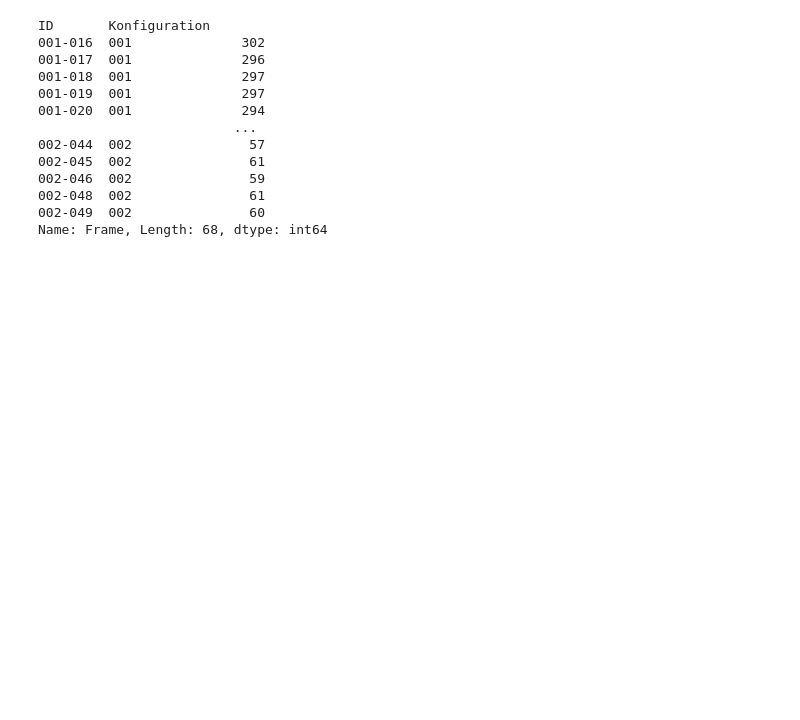
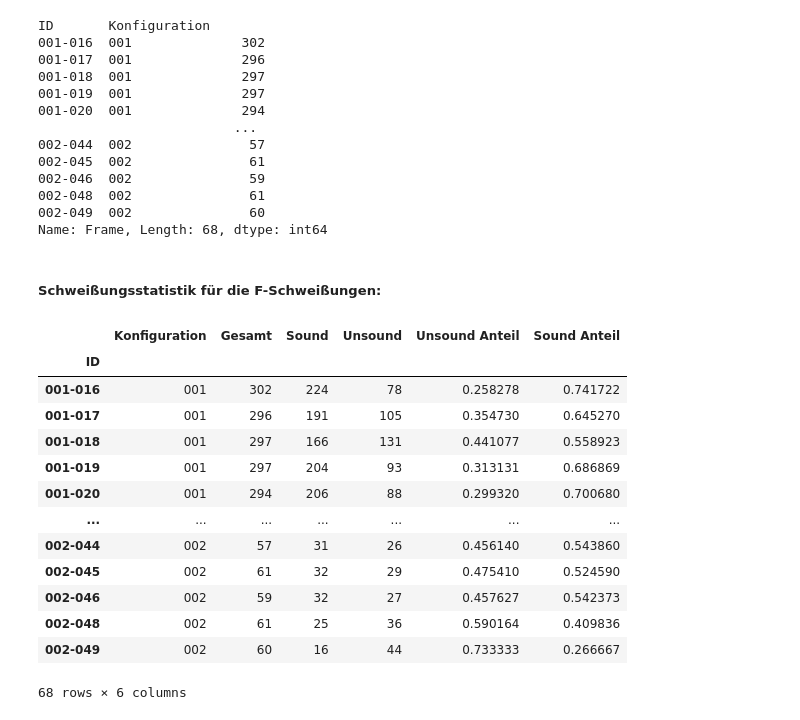
Before and after one commit to molnarkop04/industrial-ai-timeseries, a Jupyter notebook: projects/laser_welding_quality/notebooks/laserWelding.ipynb, the cells around one changed output. Saved outputs shown, nothing was run; the diff lists cells and outputs as text; code cells hidden in the pictures; blank space fills up the shorter version.

```diff
--- a/projects/laser_welding_quality/notebooks/laserWelding.ipynb
+++ b/projects/laser_welding_quality/notebooks/laserWelding.ipynb
@@ -1270,3 +1270,46 @@ ID       Konfiguration
 002-048  002               61
 002-049  002               60
 Name: Frame, Length: 68, dtype: int64
+# %% [markdown]
+##### Schweißungsstatistik für die F-Schweißungen:
+# %%
+weldStatistikF = (
+
+    df_LWIR_F.groupby("ID")
+
+    .agg(
+        Konfiguration = ("Konfiguration", "first"),
+        Gesamt = ("Label", "size"),
+        Sound = ("Label", lambda x: (x == "Sound").sum()),
+        Unsound = ("Label", lambda x: (x == "Unsound").sum())
+    )
+)
+
+weldStatistikF["Unsound Anteil"] = (
+
+    weldStatistikF["Unsound"] / weldStatistikF["Gesamt"]
+
+)
+
+weldStatistikF["Sound Anteil"] = (
+
+    weldStatistikF["Sound"] / weldStatistikF["Gesamt"]
+
+)
+# %%
+display(weldStatistikF)
+# %% [output]
+|  | Konfiguration | Gesamt | Sound | Unsound | Unsound Anteil | Sound Anteil |
+| ID |  |  |  |  |  |  |
+| 001-016 | 001 | 302 | 224 | 78 | 0.258278 | 0.741722 |
+| 001-017 | 001 | 296 | 191 | 105 | 0.354730 | 0.645270 |
+| 001-018 | 001 | 297 | 166 | 131 | 0.441077 | 0.558923 |
+| 001-019 | 001 | 297 | 204 | 93 | 0.313131 | 0.686869 |
+| 001-020 | 001 | 294 | 206 | 88 | 0.299320 | 0.700680 |
+| ... | ... | ... | ... | ... | ... | ... |
+| 002-044 | 002 | 57 | 31 | 26 | 0.456140 | 0.543860 |
+| 002-045 | 002 | 61 | 32 | 29 | 0.475410 | 0.524590 |
+| 002-046 | 002 | 59 | 32 | 27 | 0.457627 | 0.542373 |
+| 002-048 | 002 | 61 | 25 | 36 | 0.590164 | 0.409836 |
+| 002-049 | 002 | 60 | 16 | 44 | 0.733333 | 0.266667 |
+68 rows × 6 columns
```
